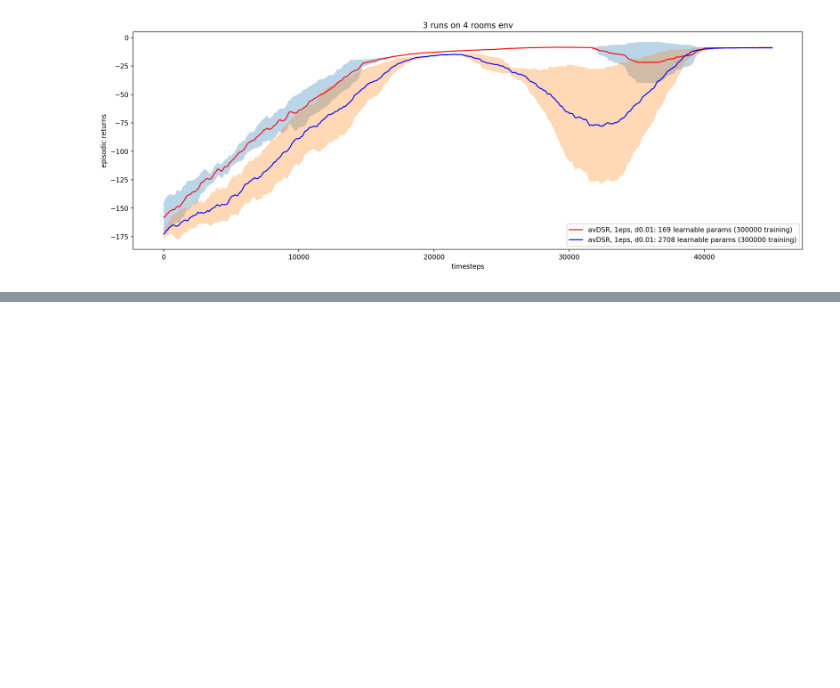
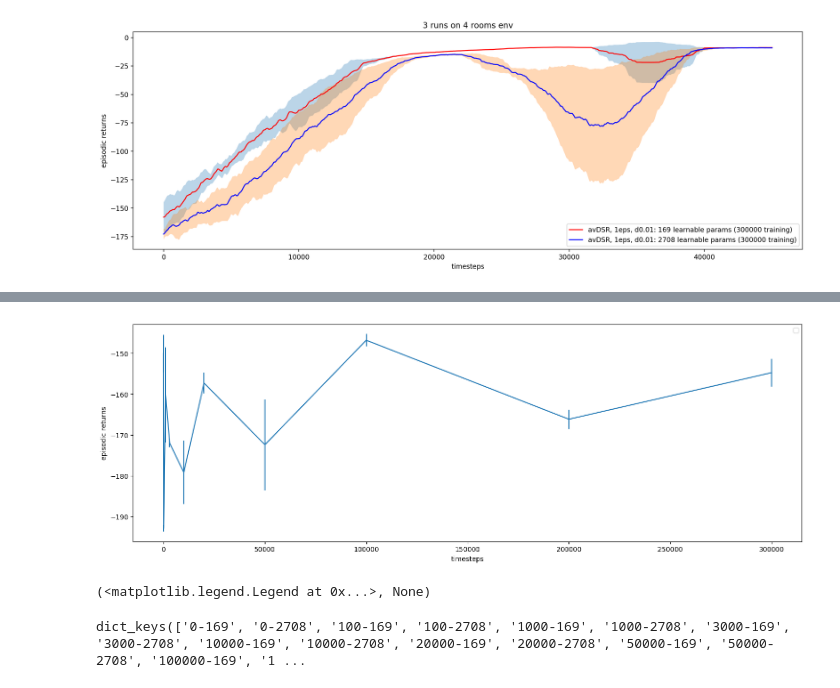
Before and after one commit to psurya1994/successor-feature-representations, a Jupyter notebook: notebooks/12-visualize-learning-curves.ipynb, the cells around one changed output, grey strips where cells are left out. Saved outputs shown, nothing was run; the diff lists cells and outputs as text; code cells hidden in the pictures; blank space fills up the shorter version.

```diff
--- a/notebooks/12-visualize-learning-curves.ipynb
+++ b/notebooks/12-visualize-learning-curves.ipynb
@@ -148,20 +143,0 @@ for i in iters:
-# %%
-plt.figure(figsize=(18,6),dpi=100)
-clip = 50000
-smooth = 1000
-for j, (k, v) in enumerate(all_rewards.items()):
-    ind = k.split('-')
-    r_vec = np.zeros((len(v[0]), 50000-smooth+1))
-    for i, (t, r) in enumerate(zip(v[0], v[1])):
-        r_vec[i,:] = convolve(np.interp(np.arange(clip), t, r), smooth)
-
-    mean = np.mean(np.array(r_vec), axis=0)
-    std = np.std(np.array(r_vec), axis=0)
-#     plt.plot(mean, label=k)
-#     plt.fill_between(np.arange(0, len(mean)), mean+std, mean-std, alpha=0.3)
-#     print(ind[0])
-    plt.scatter(float(ind[0])+2, np.mean(mean), c=['r' if ind[1]=='169' else 'g'])
-
-plt.xlabel('timesteps'), plt.ylabel('episodic returns')
-# plt.title(title)
-plt.legend(loc='lower right'), plt.show()
@@ -175,0 +148,30 @@ dict_keys(['0-169', '0-2708', '100-169', '100-2708', '1000-169', '1000-2708', '3
+# %%
+plt.figure(figsize=(18,6),dpi=100)
+clip = 50000
+smooth = 1000
+line1 = []
+line1_std = []
+line2 = []
+line2_std = []
+for j, (k, v) in enumerate(all_rewards.items()):
+    ind = k.split('-')
+    r_vec = np.zeros((len(v[0]), 50000-smooth+1))
+    for i, (t, r) in enumerate(zip(v[0], v[1])):
+        r_vec[i,:] = convolve(np.interp(np.arange(clip), t, r), smooth)
+
+    mean = np.mean(np.array(r_vec), axis=1)
+    std = np.std(mean)
+    if(ind[1]=='169'):
+        line1.append(np.mean(mean))
+        line1_std.append(std)
+    if(ind[1]=='2708'):
+        line2.append(np.mean(mean))
+        line2_std.append(std)
+
+# import pdb;pdb.set_trace()
+plt.errorbar(iters, line1, line1_std)
+# plt.set_xscale('log')
+plt.xlabel('timesteps'), plt.ylabel('episodic returns')
+# plt.title(title)
+plt.legend(), plt.show()
+# %% [output]
@@ -175,0 +179,6 @@ dict_keys(['0-169', '0-2708', '100-169', '100-2708', '1000-169', '1000-2708', '3
+[figure, added]
+(<matplotlib.legend.Legend at 0x...>, None)
+# %%
+all_rewards.keys()
+# %% [output]
+dict_keys(['0-169', '0-2708', '100-169', '100-2708', '1000-169', '1000-2708', '3000-169', '3000-2708', '10000-169', '10000-2708', '20000-169', '20000-2708', '50000-169', '50000-2708', '100000-169', '1 ...
```
Also changed, not shown: parts of 5 cells of this notebook, 2 other files.
